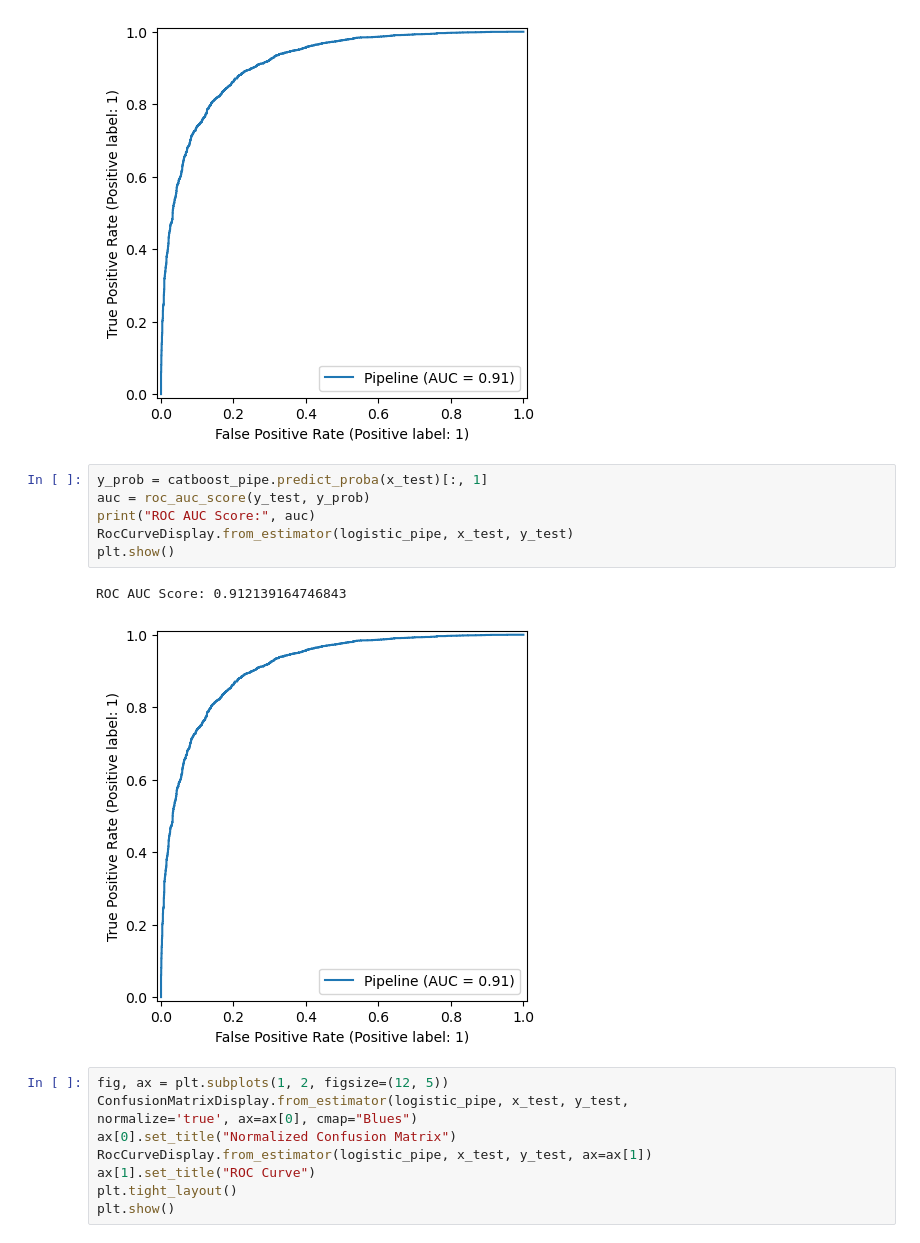
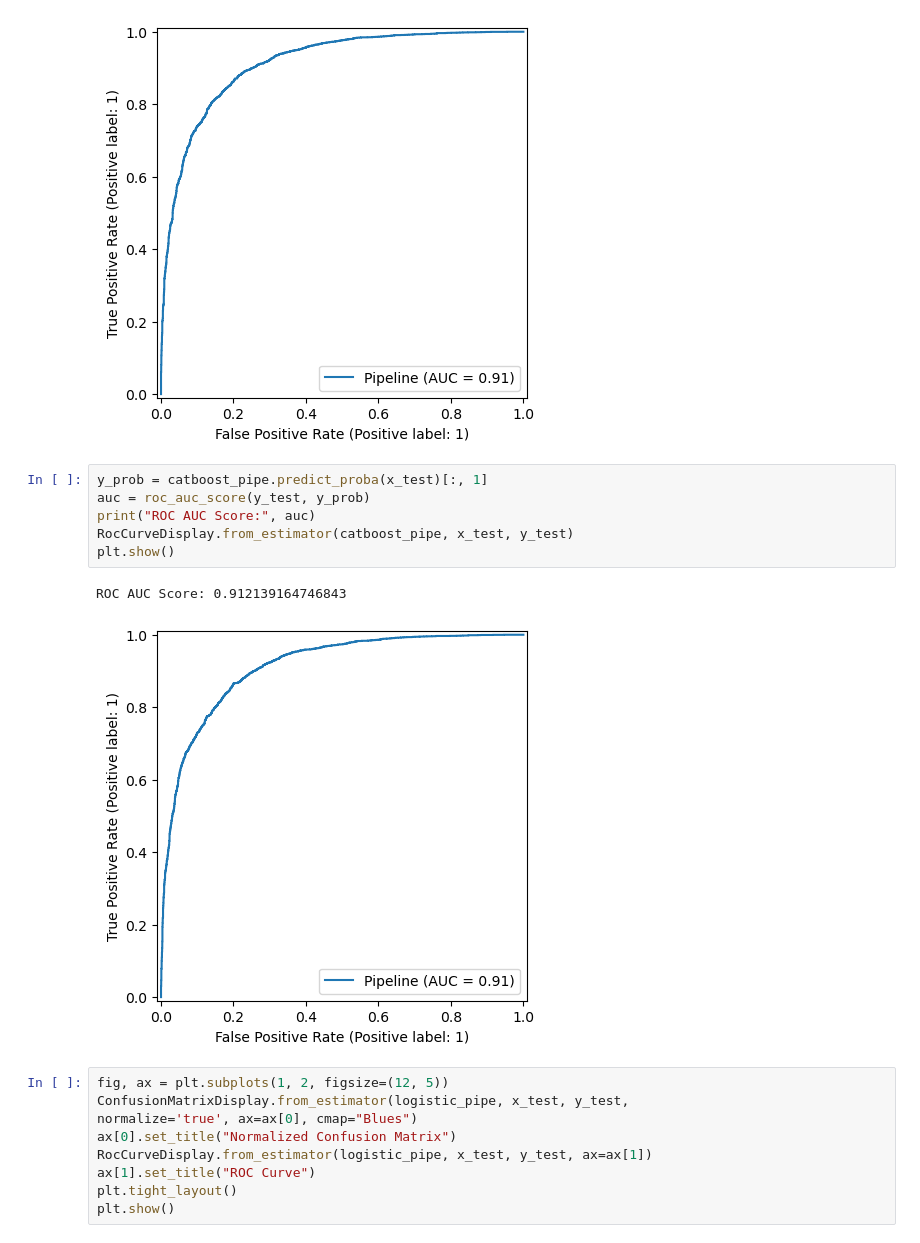
Before and after one commit to cathym20/Student-Depression, a Jupyter notebook: student_depression.ipynb, the cells around one changed output. Drawn from its saved outputs; the diff is of its cells as text.

```diff
--- a/student_depression.ipynb
+++ b/student_depression.ipynb
@@ -386,12 +394,12 @@ ROC AUC Score: 0.9131568756315382
 # %%
 y_prob = catboost_pipe.predict_proba(x_test)[:, 1]
 auc = roc_auc_score(y_test, y_prob)
 print("ROC AUC Score:", auc)
-RocCurveDisplay.from_estimator(logistic_pipe, x_test, y_test)
+RocCurveDisplay.from_estimator(catboost_pipe, x_test, y_test)
 plt.show()
 # %% [output]
 ROC AUC Score: 0.912139164746843
-[figure, old version]
+[figure, new version]
 # %%
 fig, ax = plt.subplots(1, 2, figsize=(12, 5))
 ConfusionMatrixDisplay.from_estimator(logistic_pipe, x_test, y_test,
```
Also changed, not shown: parts of 3 cells of this notebook.
